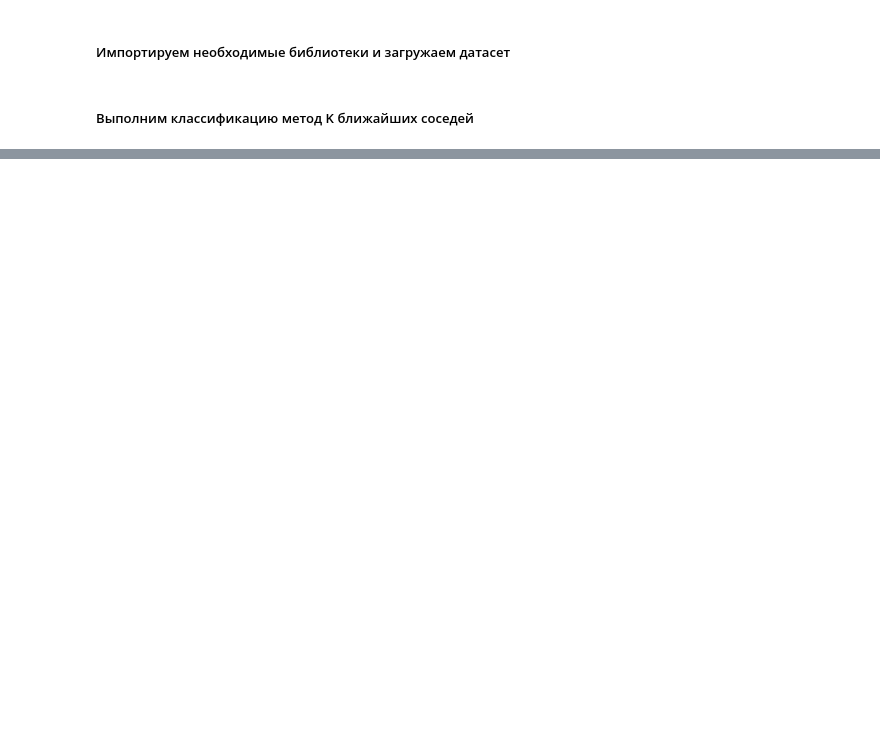
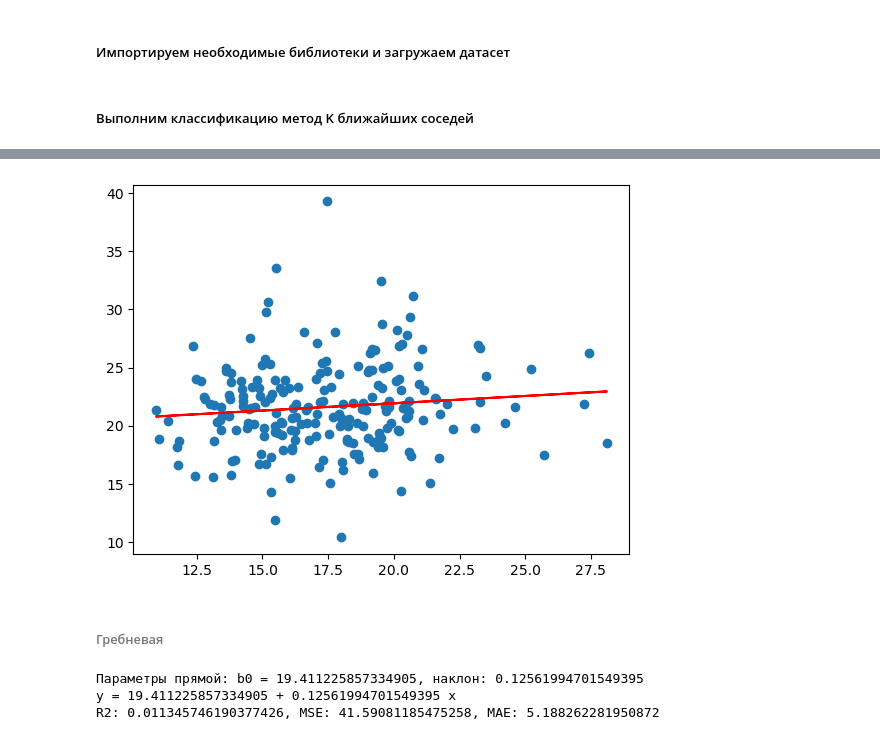
Before and after one commit to stefoff/vvsu_ml, a Jupyter notebook: Lab4/Lab4.ipynb, the cells around one changed output, grey strips where cells are left out. Saved outputs shown, nothing was run; the diff lists cells and outputs as text; code cells hidden in the pictures; blank space fills up the shorter version.

```diff
--- a/Lab4/Lab4.ipynb
+++ b/Lab4/Lab4.ipynb
@@ -35,0 +309,27 @@ array([0, 1, 1, 1, 1, 1, 0, 1, 1, 1, 0, 1, 0, 0, 0, 1, 1, 0, 1, 1, 0, 1,
+# %%
+plt.scatter(texture_mean, radius_mean)
+plt.plot(texture_mean, radius_meanPred, color="red")
+
+plt.show()
+# %% [output]
+[figure, added]
+# %% [markdown]
+###### Гребневая
+# %%
+rig = linear_model.Ridge(alpha=.5)
+rig.fit(texture_mean, radius_mean)
+
+#построение предсказания
+radius_meanPred = rig.predict(texture_mean)
+
+print(f"Параметры прямой: b0 = {rig.intercept_}, наклон: {rig.coef_[0]}")
+print(f"y = {rig.intercept_} + {rig.coef_[0]} x")
+
+rsq = rig.score(texture_mean, radius_mean)
+mse = ((texture_mean - radius_mean)**2).mean()
+mae = np.abs(texture_mean - radius_mean).mean()
+print(f"R2: {rsq}, MSE: {mse}, MAE: {mae}")
+# %% [output]
+Параметры прямой: b0 = 19.411225857334905, наклон: 0.12561994701549395
+y = 19.411225857334905 + 0.12561994701549395 x
+R2: 0.011345746190377426, MSE: 41.59081185475258, MAE: 5.188262281950872
```
Also changed, not shown: parts of 45 cells of this notebook.
